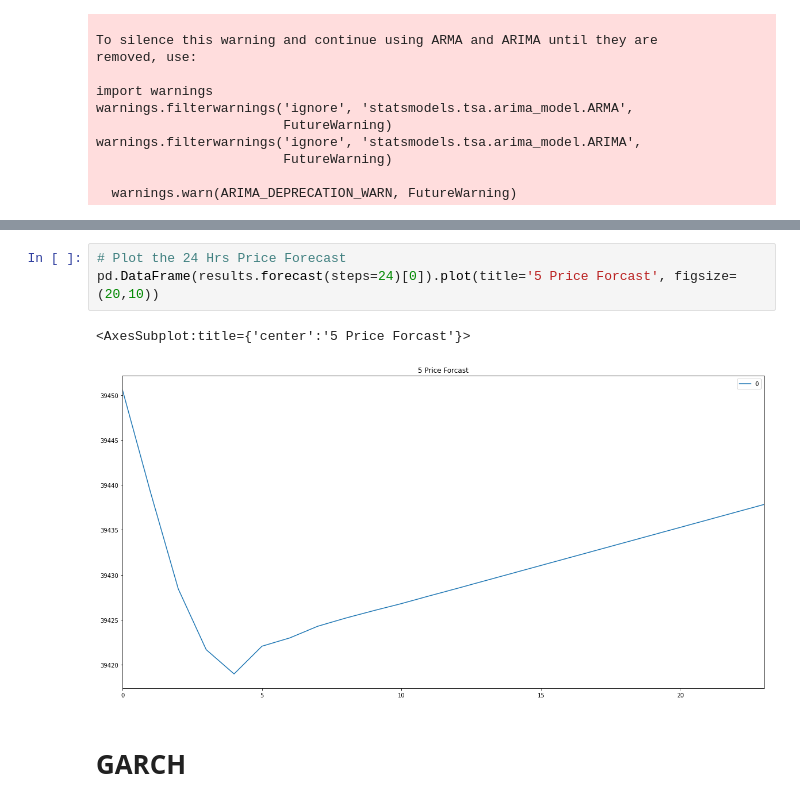
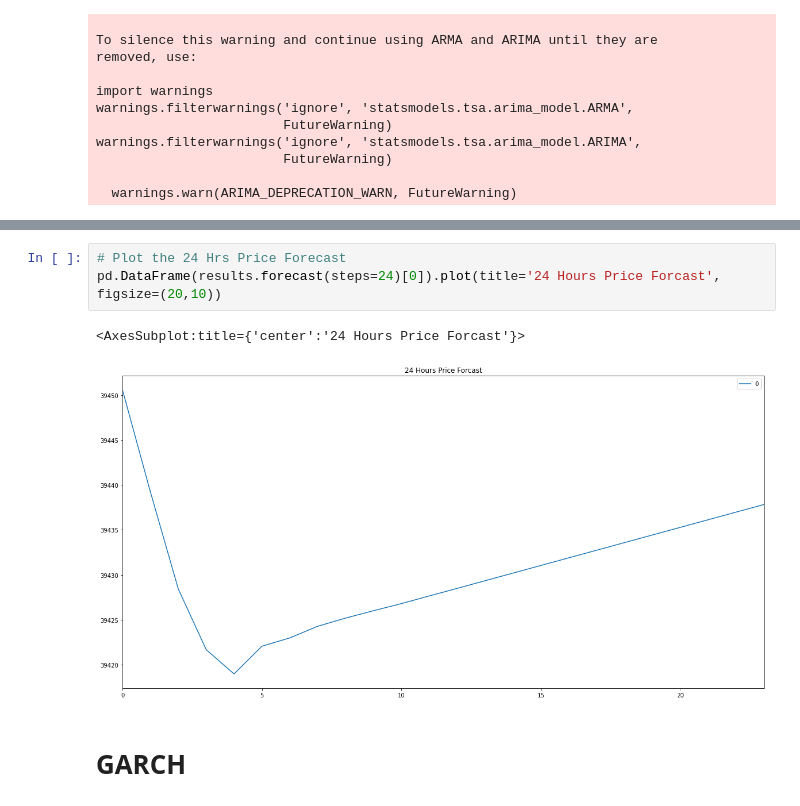
Before and after one commit to amanafzali/Project_2, a Jupyter notebook: Volatility_forecast.ipynb, the cells around one changed output, grey strips where cells are left out. Cells and saved outputs as stored; diff of their text form.

```diff
--- a/Volatility_forecast.ipynb
+++ b/Volatility_forecast.ipynb
@@ -165,10 +202,10 @@ Roots
 | MA.1 | -2.8203 | +0.0000j | 2.8203 | 0.5000 |
 # %%
 # Plot the 24 Hrs Price Forecast
-pd.DataFrame(results.forecast(steps=24)[0]).plot(title='5 Price Forcast', figsize=(20,10))
+pd.DataFrame(results.forecast(steps=24)[0]).plot(title='24 Hours Price Forcast', figsize=(20,10))
 # %% [output]
-<AxesSubplot:title={'center':'5 Price Forcast'}>
+<AxesSubplot:title={'center':'24 Hours Price Forcast'}>
-[figure, old version]
+[figure, new version]
 # %% [markdown]
 # GARCH
 # %%
```
Also changed, not shown: parts of 6 cells of this notebook, 1 other file.
